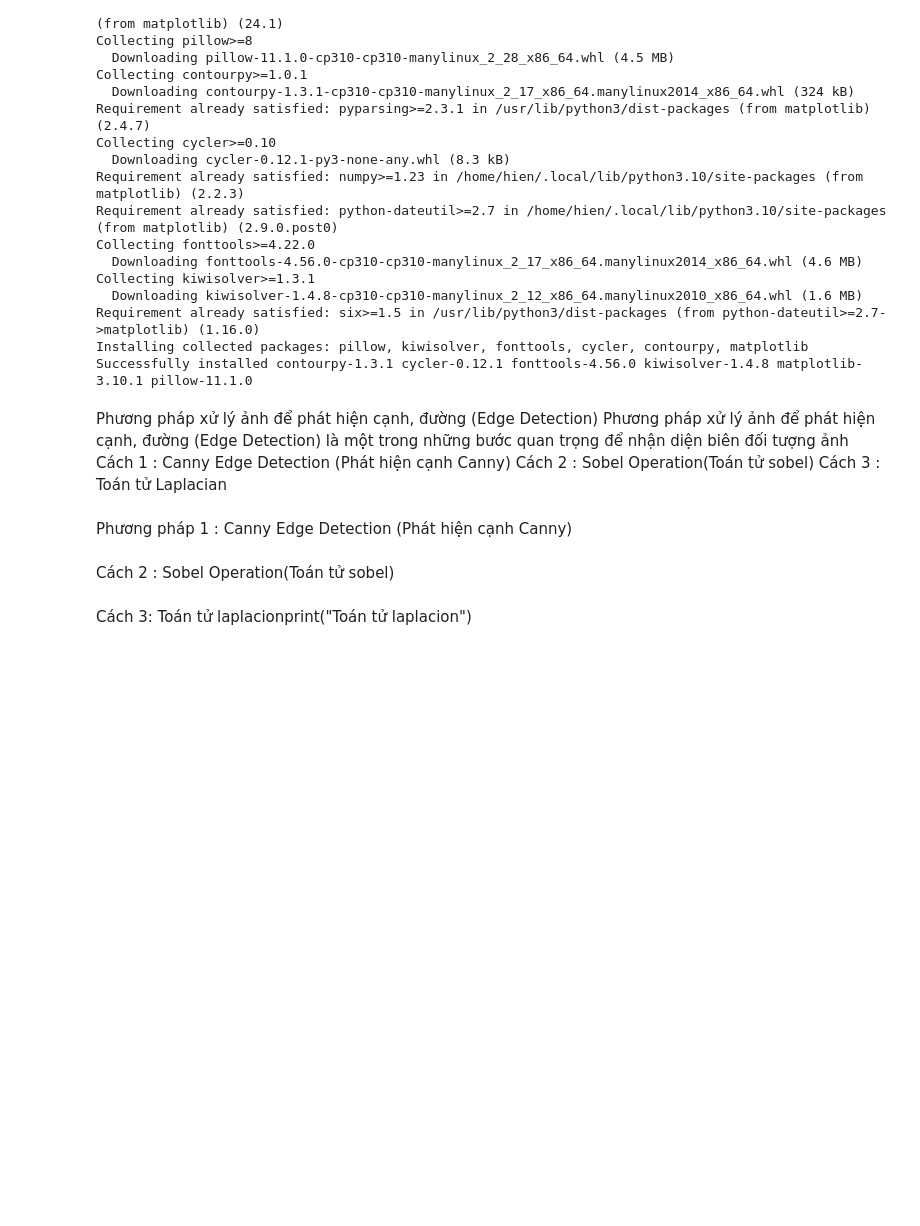
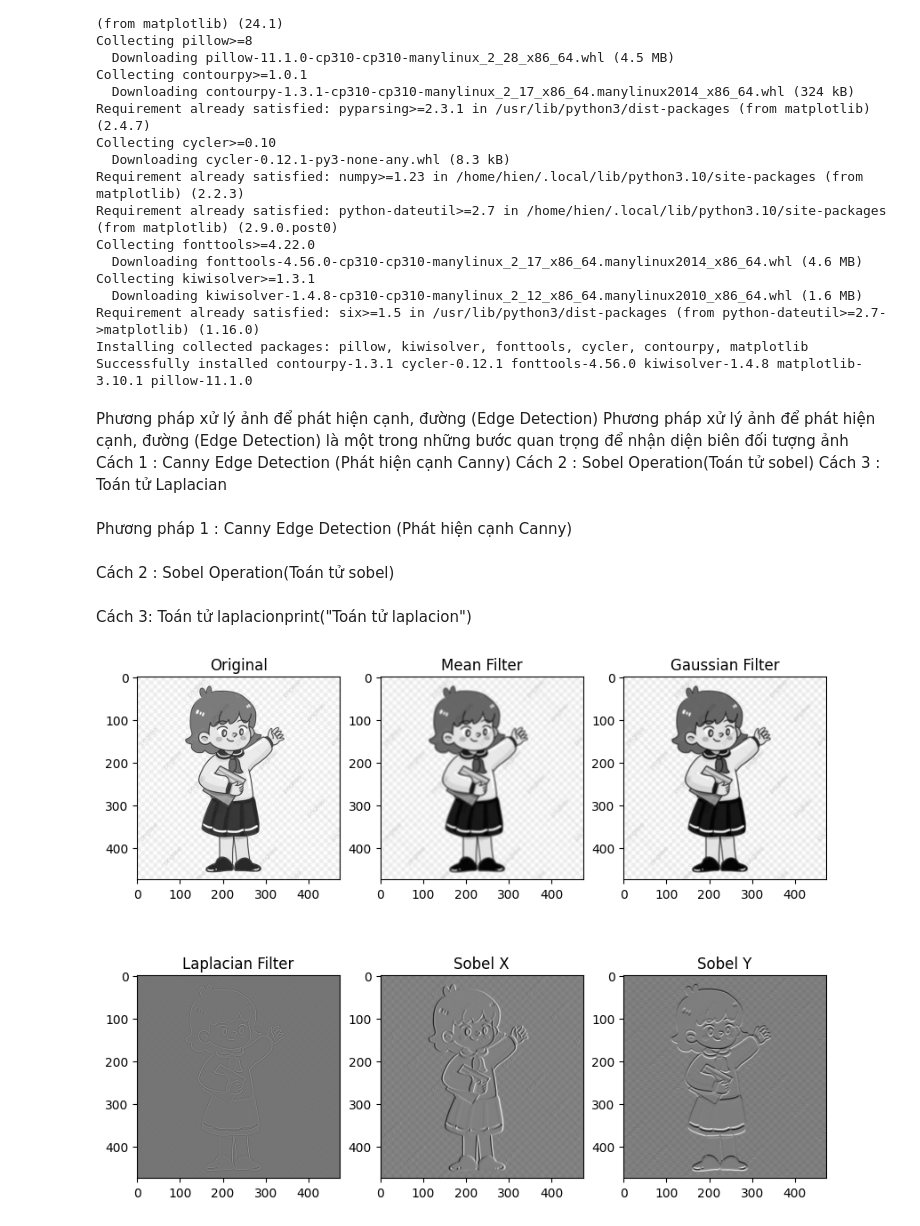
Before and after one commit to Hiennguyen-vn/Catoonify_reality, a Jupyter notebook: Week_1.ipynb, the cells around one changed output. Cells and saved outputs as stored; diff of their text form; code cells hidden in the pictures; blank space fills up the shorter version.

```diff
--- a/Week_1.ipynb
+++ b/Week_1.ipynb
@@ -153,3 +211,37 @@ laplacian = cv2.Laplacian(image, cv2.CV_64F)
 plt.imshow(laplacian, cmap='gray')
 plt.title('Laplacian Edge Detection')
 plt.show()
+# %%
+import cv2
+import numpy as np
+import matplotlib.pyplot as plt
+
+# Đọc ảnh
+img = cv2.imread('image.jpg', cv2.IMREAD_GRAYSCALE)
+
+# Bộ lọc trung bình (Mean filter)
+mean_kernel = np.ones((5, 5), np.float32) / 25
+img_mean = cv2.filter2D(img, -1, mean_kernel)
+
+# Bộ lọc Gaussian
+img_gaussian = cv2.GaussianBlur(img, (5, 5), 0)
+
+# Bộ lọc Laplacian (Làm sắc nét)
+img_laplacian = cv2.Laplacian(img, cv2.CV_64F)
+
+# Bộ lọc Sobel (Phát hiện cạnh)
+img_sobelx = cv2.Sobel(img, cv2.CV_64F, 1, 0, ksize=5)
+img_sobely = cv2.Sobel(img, cv2.CV_64F, 0, 1, ksize=5)
+
+# Hiển thị ảnh
+plt.figure(figsize=(10, 8))
+plt.subplot(231), plt.imshow(img, cmap='gray'), plt.title('Original')
+plt.subplot(232), plt.imshow(img_mean, cmap='gray'), plt.title('Mean Filter')
+plt.subplot(233), plt.imshow(img_gaussian, cmap='gray'), plt.title('Gaussian Filter')
+plt.subplot(234), plt.imshow(img_laplacian, cmap='gray'), plt.title('Laplacian Filter')
+plt.subplot(235), plt.imshow(img_sobelx, cmap='gray'), plt.title('Sobel X')
+plt.subplot(236), plt.imshow(img_sobely, cmap='gray'), plt.title('Sobel Y')
+
+plt.show()
+# %% [output]
+[figure, added]
```
Also changed, not shown: parts of 6 cells of this notebook, 12 other files.
